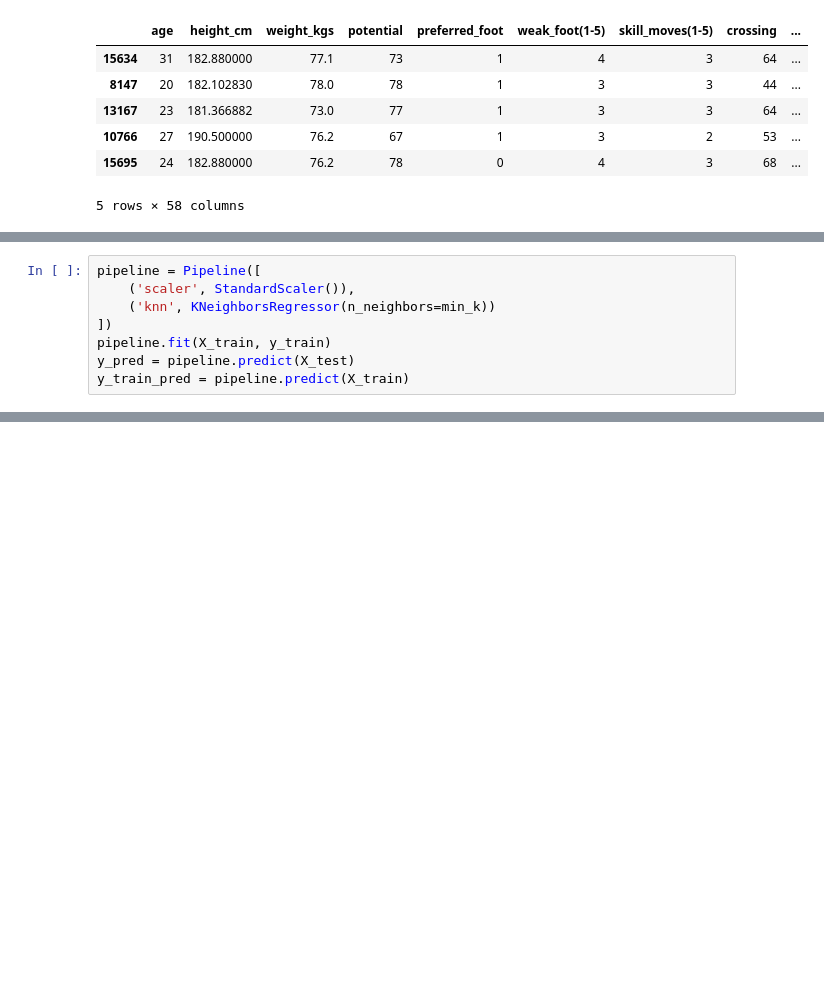
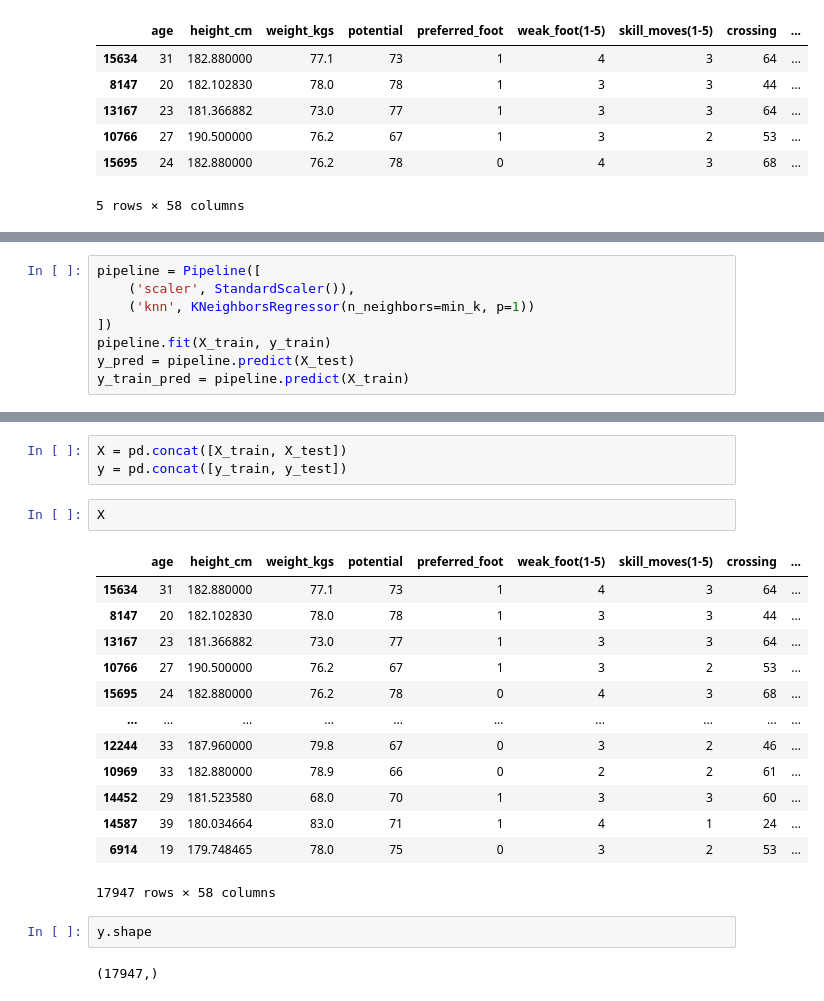
Before and after one commit to nttrung612/Football_Players_Rating_Prediction, a Jupyter notebook: knn.ipynb, the cells around one changed output, grey strips where cells are left out. Saved outputs shown, nothing was run; the diff lists cells and outputs as text; blank space fills up the shorter version.

```diff
--- a/knn.ipynb
+++ b/knn.ipynb
@@ -84,7 +115,7 @@ Minimum loss: 3.7193193214106635
 # %%
 pipeline = Pipeline([
     ('scaler', StandardScaler()),
-    ('knn', KNeighborsRegressor(n_neighbors=min_k))
+    ('knn', KNeighborsRegressor(n_neighbors=min_k, p=1))
 ])
 pipeline.fit(X_train, y_train)
 y_pred = pipeline.predict(X_test)
@@ -116,3 +147,26 @@ R2 score: 0.922302652263916
+# %%
+X = pd.concat([X_train, X_test])
+y = pd.concat([y_train, y_test])
+# %%
+X
+# %% [output]
+|  | age | height_cm | weight_kgs | potential | preferred_foot | weak_foot(1-5) | skill_moves(1-5) | crossing | ... |
+| 15634 | 31 | 182.880000 | 77.1 | 73 | 1 | 4 | 3 | 64 | ... |
+| 8147 | 20 | 182.102830 | 78.0 | 78 | 1 | 3 | 3 | 44 | ... |
+| 13167 | 23 | 181.366882 | 73.0 | 77 | 1 | 3 | 3 | 64 | ... |
+| 10766 | 27 | 190.500000 | 76.2 | 67 | 1 | 3 | 2 | 53 | ... |
+| 15695 | 24 | 182.880000 | 76.2 | 78 | 0 | 4 | 3 | 68 | ... |
+| ... | ... | ... | ... | ... | ... | ... | ... | ... | ... |
+| 12244 | 33 | 187.960000 | 79.8 | 67 | 0 | 3 | 2 | 46 | ... |
+| 10969 | 33 | 182.880000 | 78.9 | 66 | 0 | 2 | 2 | 61 | ... |
+| 14452 | 29 | 181.523580 | 68.0 | 70 | 1 | 3 | 3 | 60 | ... |
+| 14587 | 39 | 180.034664 | 83.0 | 71 | 1 | 4 | 1 | 24 | ... |
+| 6914 | 19 | 179.748465 | 78.0 | 75 | 0 | 3 | 2 | 53 | ... |
+17947 rows × 58 columns
+# %%
+y.shape
+# %% [output]
+(17947,)
 # %%
 from sklearn.model_selection import cross_val_score
 scores = cross_val_score(pipeline, X, y, cv=10, scoring='neg_mean_absolute_error')
```
Also changed, not shown: parts of 11 cells of this notebook.
